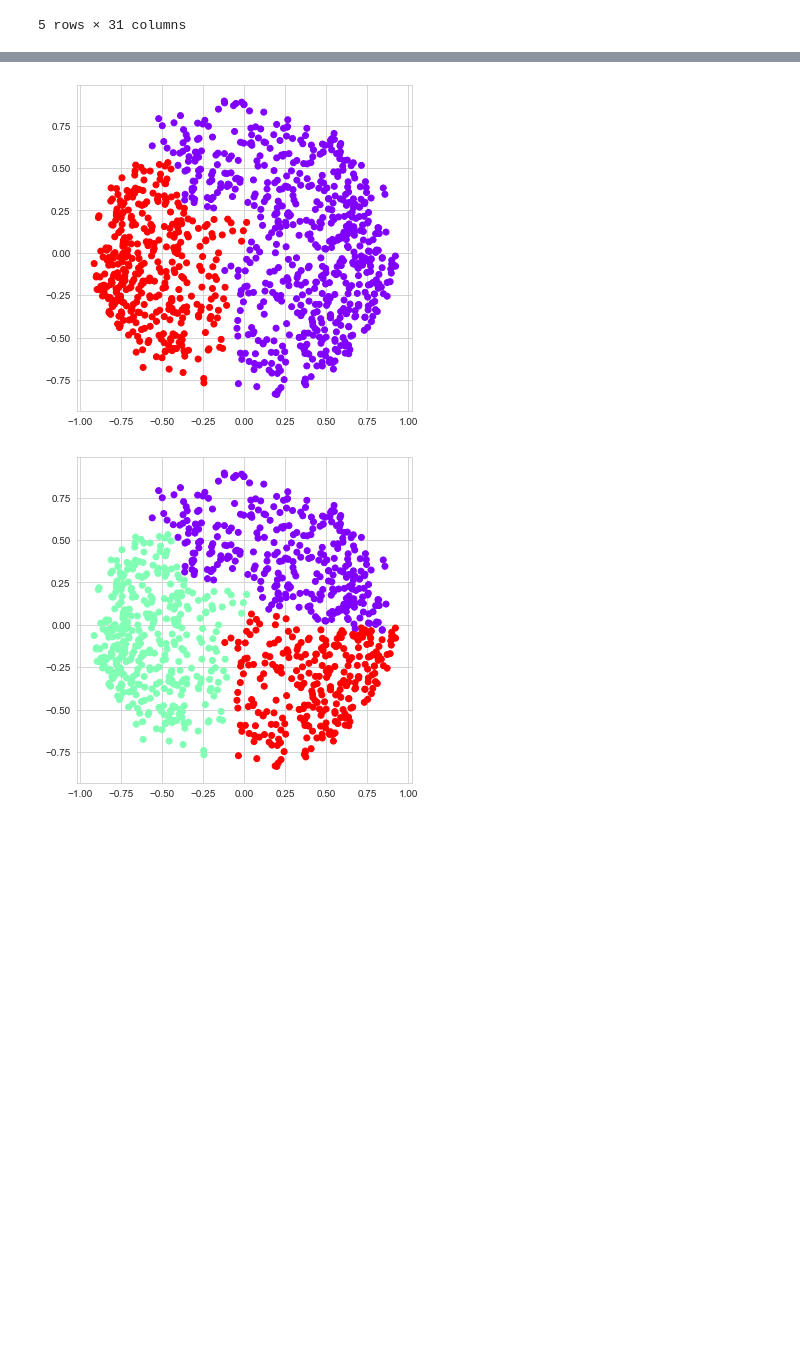
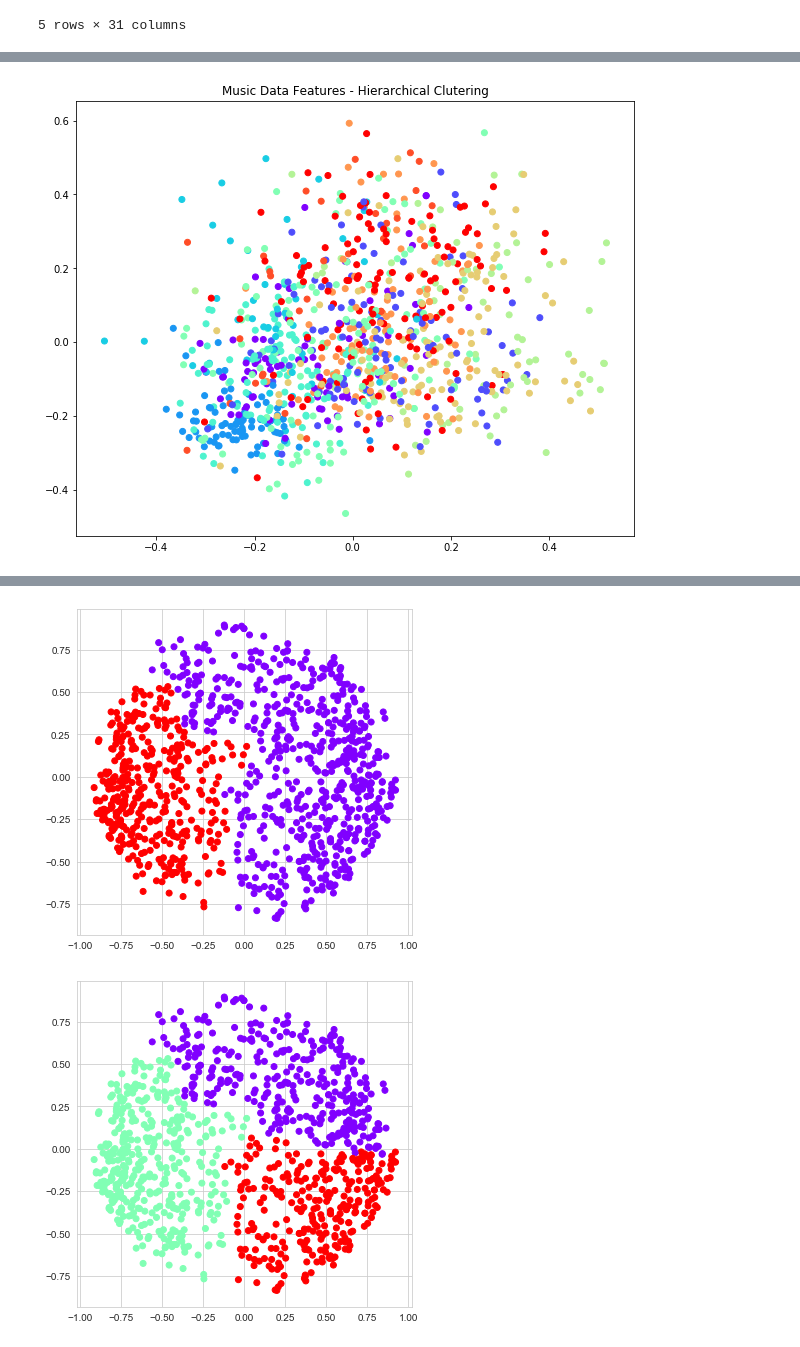
Before and after one commit to DylanCarey94/FYP-Music-Feature-Extraction-Music-Classification-Machine-Learning-Techniques, a Jupyter notebook: Hierarchical Clustering .ipynb, the cells around one changed output, grey strips where cells are left out. Saved outputs shown, nothing was run; the diff lists cells and outputs as text; code cells hidden in the pictures; blank space fills up the shorter version.

```diff
--- a/Hierarchical Clustering .ipynb
+++ b/Hierarchical Clustering .ipynb
@@ -151,0 +118,13 @@ plt.show()
+# %%
+# Assigning the clusters and plotting the observations as per hierarchical clustering
+#https://medium.com/datadriveninvestor/unsupervised-learning-with-python-k-means-and-hierarchical-clustering-f36ceeec919c
+from scipy.cluster.hierarchy import fcluster
+k=11
+cluster_2 = fcluster(z, k, criterion='maxclust')
+cluster_2[0:30:,]
+plt.figure(figsize=(10, 8))
+plt.scatter(X_normalized.iloc[:,0], X_normalized.iloc[:,1],c=cluster_2, cmap='rainbow')  # plot points with cluster dependent colors
+plt.title('Music Data Features - Hierarchical Clutering')
+plt.show()
+# %% [output]
+[figure, added]
```
Also changed, not shown: parts of 22 cells of this notebook, 1 other file.
